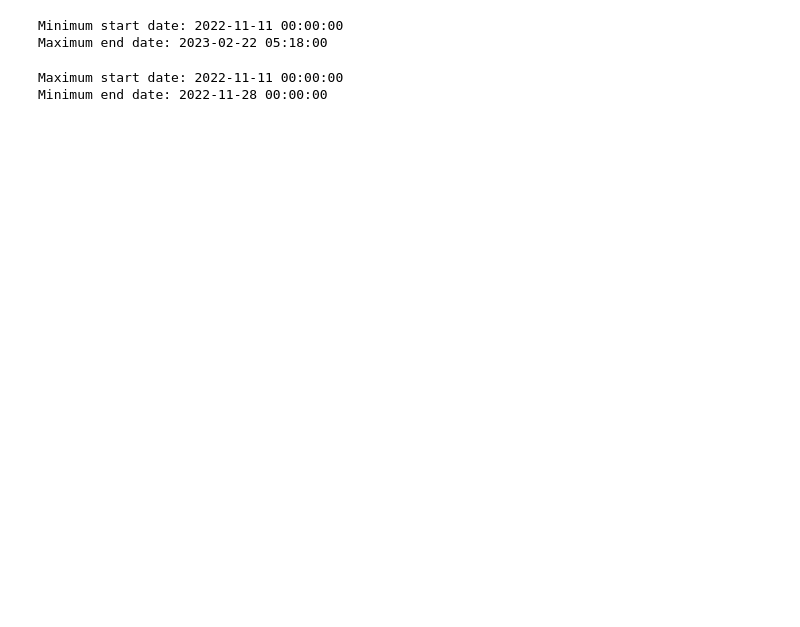
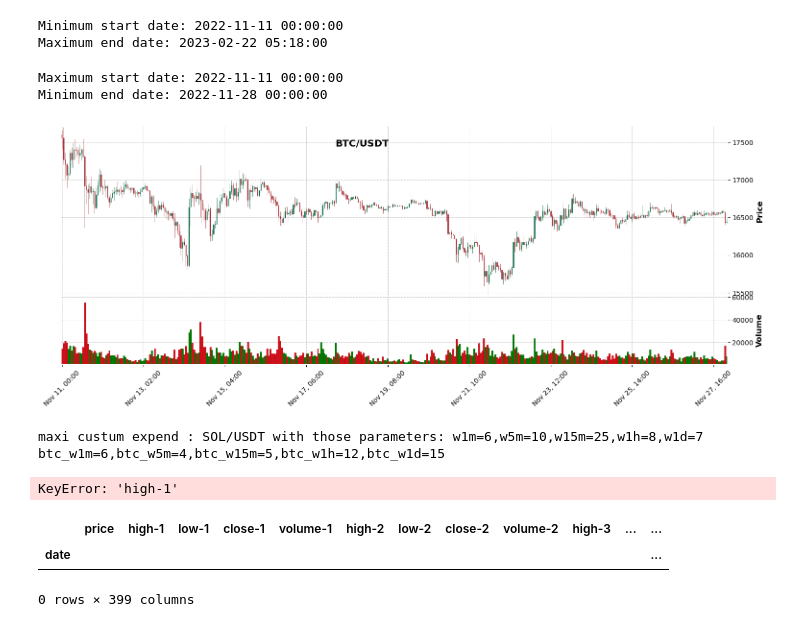
Before and after one commit to AyoubJadouli/Crypto_backtest_tools, a Jupyter notebook: - BackTest_Space.ipynb, the cells around one changed output. Saved outputs shown, nothing was run; the diff lists cells and outputs as text; code cells hidden in the pictures; blank space fills up the shorter version.

Commit message:
test multi window

```diff
--- a/- BackTest_Space.ipynb
+++ b/- BackTest_Space.ipynb
@@ -101,0 +80,41 @@ SNMBUSD launched 1661500800000
+# %%
+def get_my_halal_list(halal_file=halal_list_file_path,ticker_list = ALL_BINANCE_TICKERS):
+
+    try:
+        with open(ONLY_MY_HALAL_LIST_FILE, "r") as f:
+            json.dump(MY_HALA_DIC, f)
+
+        VOLATILE_USDT_PAIRS=MY_HALA_DIC["USDT_PAIRS"]
+        VOLATILE_BUSD_PAIRS=MY_HALA_DIC["BUSD_PAIRS"]
+    except:
+
+        ticker_list = ALL_BINANCE_TICKERS
+
+        with open(halal_file, "r") as f:
+            VOLATILE_COINS = [line.strip() for line in f.readlines()]
+
+        VOLATILE_USDT_PAIRS = [f"{coin}/USDT" for coin in VOLATILE_COINS]
+        VOLATILE_BUSD_PAIRS = [f"{coin}/BUSD" for coin in VOLATILE_COINS]
+
+        # Remove BUSD pairs not listed in Binance
+        VOLATILE_BUSD_PAIRS = [pair for pair in VOLATILE_BUSD_PAIRS if pair.replace('/', '') in ticker_list]
+
+        # Remove USDT pairs not listed in Binance
+        VOLATILE_USDT_PAIRS = [pair for pair in VOLATILE_USDT_PAIRS if pair.replace('/', '') in ticker_list]
+
+        # # Remove USDT pairs that don't have 1m data
+        # content = os.listdir('database/DataBackTest/1m')
+        # VOLATILE_USDT_PAIRS = [pair for pair in VOLATILE_USDT_PAIRS if f"{pair.replace('/', '-')}.csv" in content]
+
+        # # Remove BUSD pairs that don't have 1m data
+        # VOLATILE_BUSD_PAIRS = [pair for pair in VOLATILE_BUSD_PAIRS if f"{pair.replace('/', '-')}.csv" in content]
+    MY_HALA_DIC={"WORKING_PAIRS":VOLATILE_USDT_PAIRS+VOLATILE_BUSD_PAIRS,"VOLATILE_USDT_PAIRS":VOLATILE_USDT_PAIRS,"VOLATILE_BUSD_PAIRS":VOLATILE_BUSD_PAIRS}
+    with open(ONLY_MY_HALAL_LIST_FILE, "w") as f:
+        json.dump(MY_HALA_DIC, f)
+    return VOLATILE_USDT_PAIRS + VOLATILE_BUSD_PAIRS , VOLATILE_USDT_PAIRS ,VOLATILE_BUSD_PAIRS
+
+ALL_BINANCE_TICKERS=get_all_binance_tickers()
+ALL_USDT_BUSD_PAIRS=extract_pairs(ALL_BINANCE_TICKERS)
+WORKING_PAIRS,VOLATILE_USDT_PAIRS ,VOLATILE_BUSD_PAIRS=get_my_halal_list(halal_file=halal_list_file_path)
+MY_HALA_DIC=get_my_halal_list(halal_file=halal_list_file_path)
+ALL_CIBLED_COINS = list(set([symbol.split('/')[0].lower() for symbol in ALL_USDT_BUSD_PAIRS] ))
@@ -271,3 +307,8 @@ Minimum end date: 2022-11-28 00:00:00
 # %%
 start_period=max_start_date
 end_period=min_end_date
+# %%
+best_testing_pair="BTC/USDT"
+plot_ohlcv(df_list1h[best_testing_pair],best_testing_pair, start_date=start_period, end_date=end_period)
+# %% [output]
+[figure, added]
@@ -273,0 +688,20 @@ end_period=min_end_date
+# %%
+day=pd.Timestamp("2022-11-11")
+coin="SOL/USDT"
+loc_start = df_list1m[coin].index.get_loc(day)
+loc_end = df_list1m[coin].index.get_loc(day+pd.Timedelta('1 day'))
+mini_df=maxi_expand_v3(pair=coin, i=loc_start, j=loc_end, TIME_WINDOW=3, metadata=MetaData,
+                                    high_weight=1, BUY_PCT=BUY_PCT, SELL_PCT=SELL_PCT,
+                                    buy_function=buy_alwase,
+                                    w1m=6,w5m=10,w15m=25,w1h=8,w1d=7,
+                           btc_w1m=6,btc_w5m=4,btc_w15m=5,btc_w1h=12,btc_w1d=15,
+                           df_list1m=df_list1m,df_list5m=df_list5m, df_list15m=df_list15m, df_list1h=df_list1h, df_list1d=df_list1d)
+# %% [output]
+maxi custum expend : SOL/USDT with those parameters: w1m=6,w5m=10,w15m=25,w1h=8,w1d=7 btc_w1m=6,btc_w5m=4,btc_w15m=5,btc_w1h=12,btc_w1d=15
+KeyError: 'high-1'
+# %%
+mini_df
+# %% [output]
+|  | price | high-1 | low-1 | close-1 | volume-1 | high-2 | low-2 | close-2 | volume-2 | high-3 | ... | ... |
+| date |  |  |  |  |  |  |  |  |  |  |  | ... |
+0 rows × 399 columns
```
Also changed, not shown: parts of 18 cells of this notebook, 5 other files.
